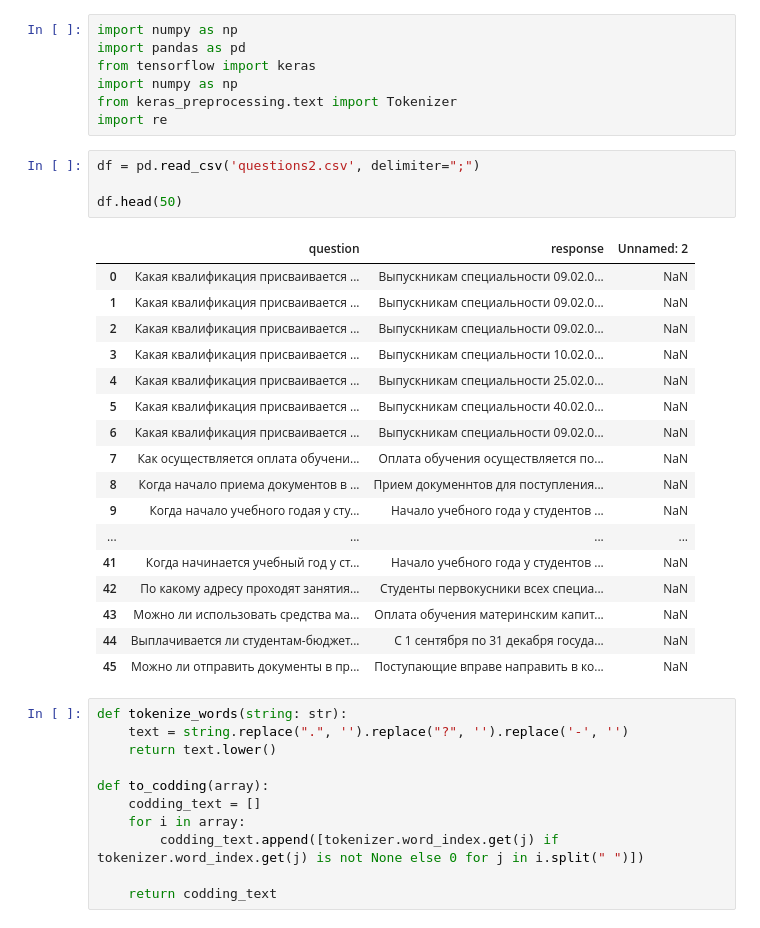
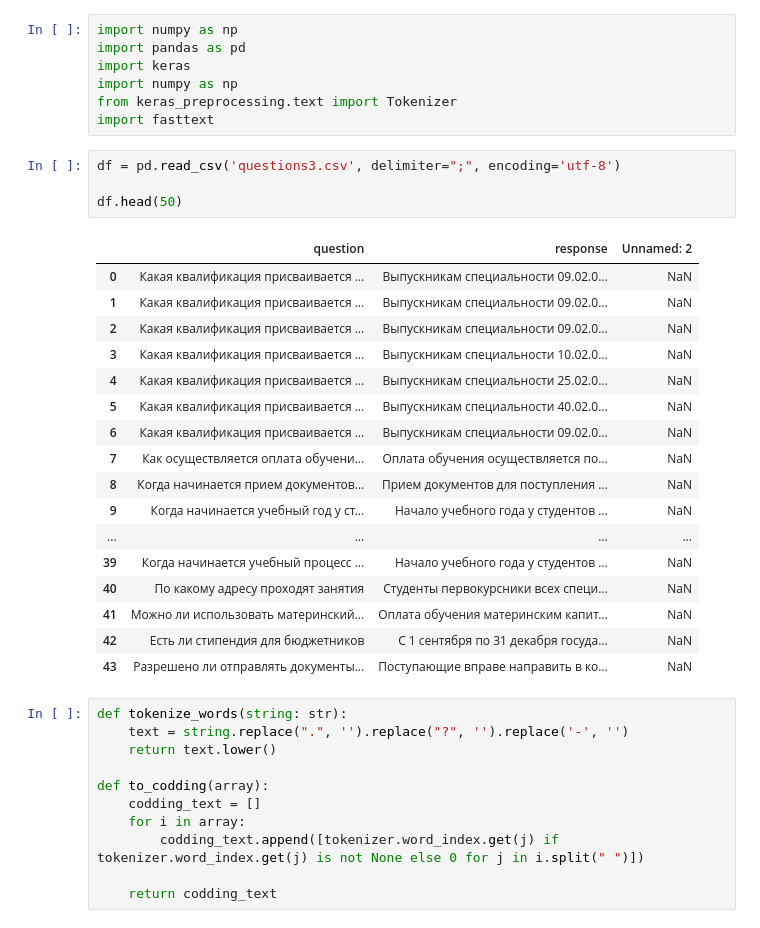
Before and after one commit to Overkliker/MPT-assistant-ai, a Jupyter notebook: ai.ipynb, the cells around one changed output. Drawn from its saved outputs; the diff is of its cells as text.

Commit message:
test fasttext model

```diff
--- a/ai.ipynb
+++ b/ai.ipynb
@@ -1,32 +1,32 @@
 # %%
 import numpy as np
 import pandas as pd
-from tensorflow import keras
+import keras
 import numpy as np
 from keras_preprocessing.text import Tokenizer
-import re
+import fasttext
 # %%
-df = pd.read_csv('questions2.csv', delimiter=";")
+df = pd.read_csv('questions3.csv', delimiter=";", encoding='utf-8')
 
 df.head(50)
 # %% [output]
 |  | question | response | Unnamed: 2 |
 | 0 | Какая квалификация присваивается ... | Выпускникам специальности 09.02.0... | NaN |
 | 1 | Какая квалификация присваивается ... | Выпускникам специальности 09.02.0... | NaN |
 | 2 | Какая квалификация присваивается ... | Выпускникам специальности 09.02.0... | NaN |
 | 3 | Какая квалификация присваивается ... | Выпускникам специальности 10.02.0... | NaN |
 | 4 | Какая квалификация присваивается ... | Выпускникам специальности 25.02.0... | NaN |
 | 5 | Какая квалификация присваивается ... | Выпускникам специальности 40.02.0... | NaN |
 | 6 | Какая квалификация присваивается ... | Выпускникам специальности 09.02.0... | NaN |
 | 7 | Как осуществляется оплата обучени... | Оплата обучения осуществляется по... | NaN |
-| 8 | Когда начало приема документов в ... | Прием докуменнтов для поступления... | NaN |
-| 9 | Когда начало учебного годая у сту... | Начало учебного года у студентов ... | NaN |
+| 8 | Когда начинается прием документов... | Прием документов для поступления ... | NaN |
+| 9 | Когда начинается учебный год у ст... | Начало учебного года у студентов ... | NaN |
 | ... | ... | ... | ... |
-| 41 | Когда начинается учебный год у ст... | Начало учебного года у студентов ... | NaN |
-| 42 | По какому адресу проходят занятия... | Студенты первокусники всех специа... | NaN |
-| 43 | Можно ли использовать средства ма... | Оплата обучения материнским капит... | NaN |
-| 44 | Выплачивается ли студентам-бюджет... | С 1 сентября по 31 декабря госуда... | NaN |
-| 45 | Можно ли отправить документы в пр... | Поступающие вправе направить в ко... | NaN |
+| 39 | Когда начинается учебный процесс ... | Начало учебного года у студентов ... | NaN |
+| 40 | По какому адресу проходят занятия | Студенты первокурсники всех специ... | NaN |
+| 41 | Можно ли использовать материнский... | Оплата обучения материнским капит... | NaN |
+| 42 | Есть ли стипендия для бюджетников | С 1 сентября по 31 декабря госуда... | NaN |
+| 43 | Разрешено ли отправлять документы... | Поступающие вправе направить в ко... | NaN |
 # %%
 def tokenize_words(string: str):
     text = string.replace(".", '').replace("?", '').replace('-', '')
```
Also changed, not shown: parts of 6 cells of this notebook, 4 other files.
